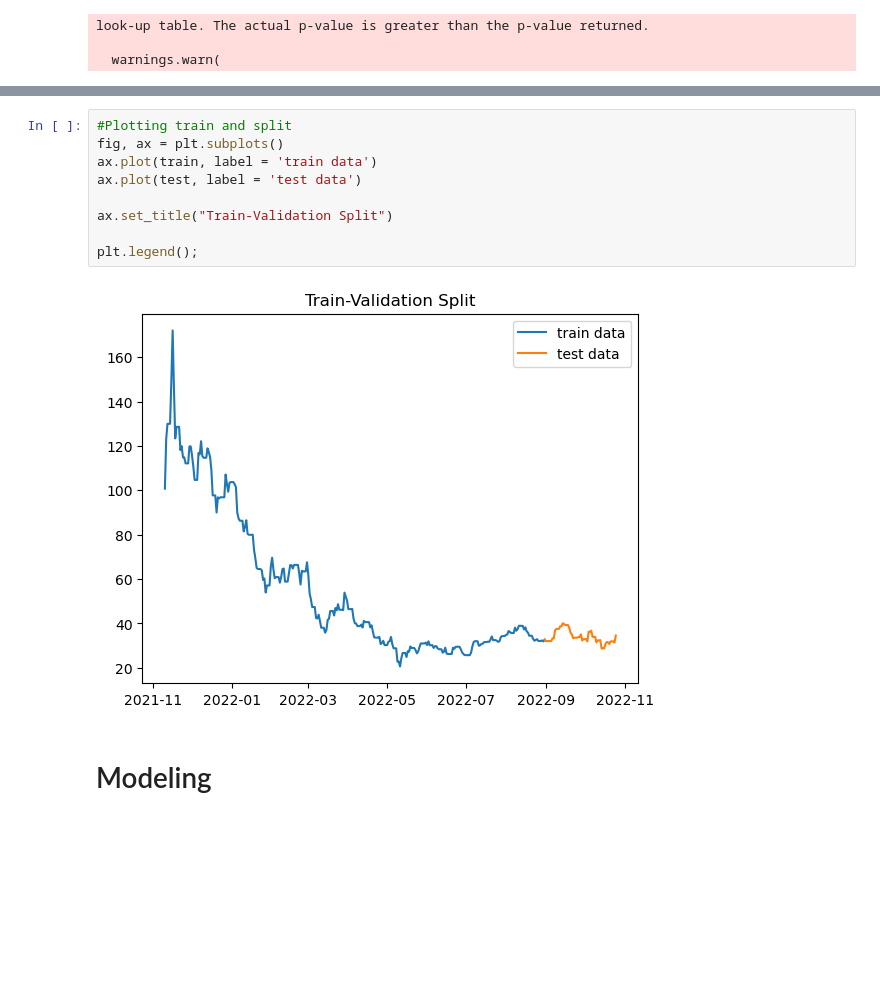
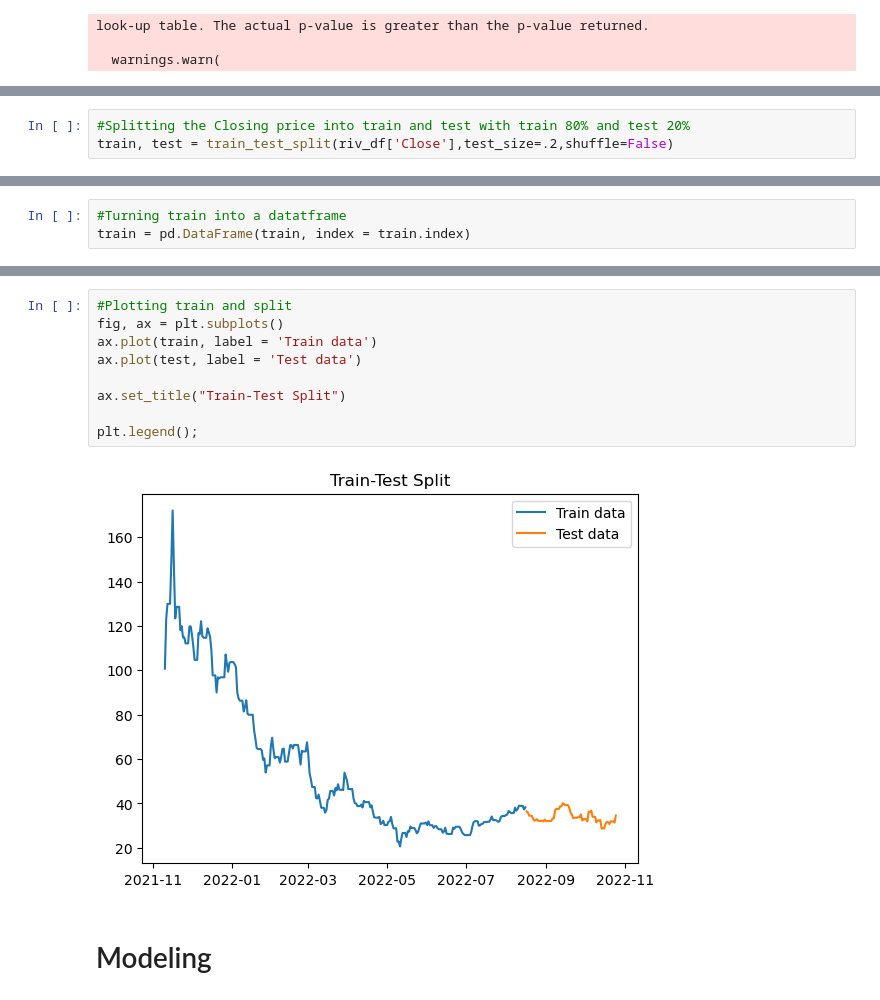
Before and after one commit to jonathanr1212/Predicting_rivian_stock, a Jupyter notebook: stock_predict_nb.ipynb, the cells around one changed output, grey strips where cells are left out. Cells and saved outputs as stored; diff of their text form; blank space fills up the shorter version.

```diff
--- a/stock_predict_nb.ipynb
+++ b/stock_predict_nb.ipynb
@@ -358,0 +385,3 @@ train
+# %%
+#Splitting the Closing price into train and test with train 80% and test 20%
+train, test = train_test_split(riv_df['Close'],test_size=.2,shuffle=False)
@@ -358,0 +422,3 @@ train
+# %%
+#Turning train into a datatframe
+train = pd.DataFrame(train, index = train.index)
@@ -359,14 +443,14 @@ train
 # %%
 #Plotting train and split
 fig, ax = plt.subplots()
-ax.plot(train, label = 'train data')
-ax.plot(test, label = 'test data')
+ax.plot(train, label = 'Train data')
+ax.plot(test, label = 'Test data')
 
-ax.set_title("Train-Validation Split")
+ax.set_title("Train-Test Split")
 
 plt.legend();
 # %% [output]
-[figure, old version]
+[figure, new version]
 # %% [markdown]
 # Modeling
 # %% [markdown]
```
Also changed, not shown: parts of 86 cells of this notebook, 6 other files.
